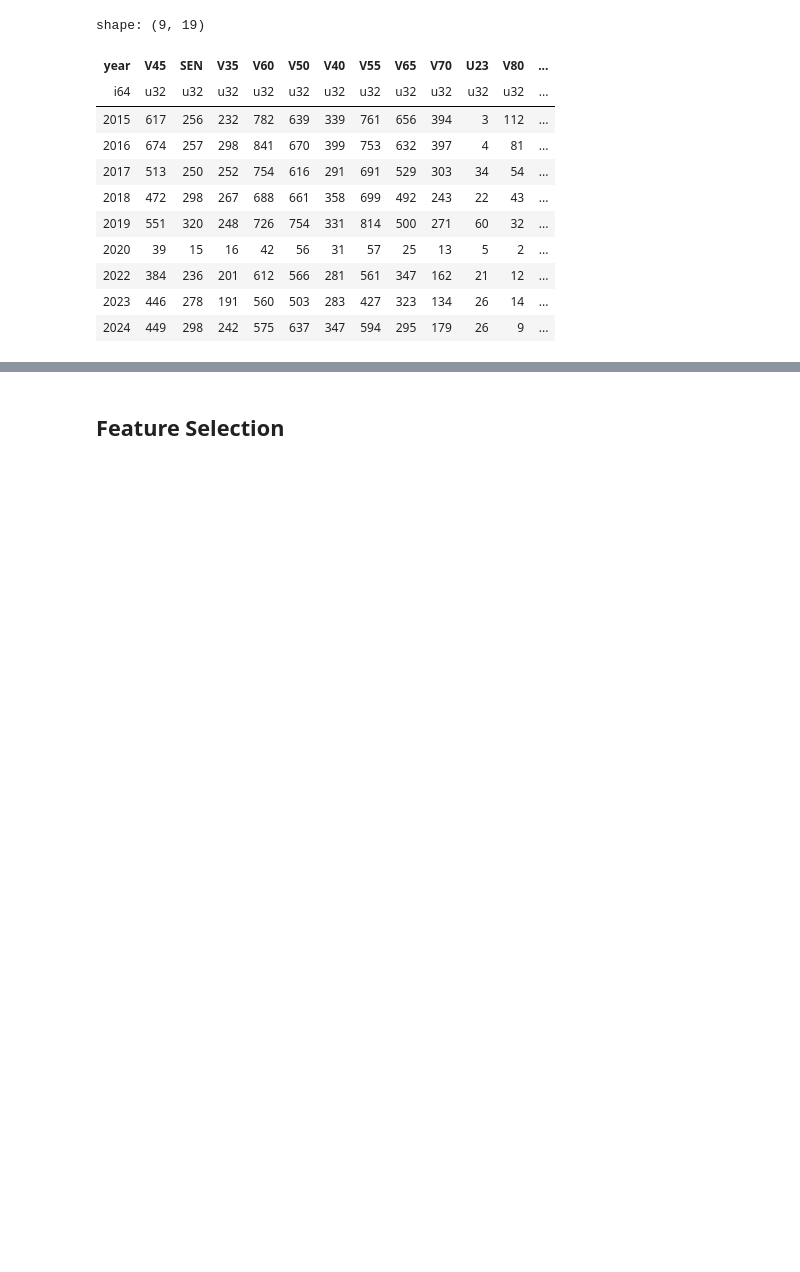
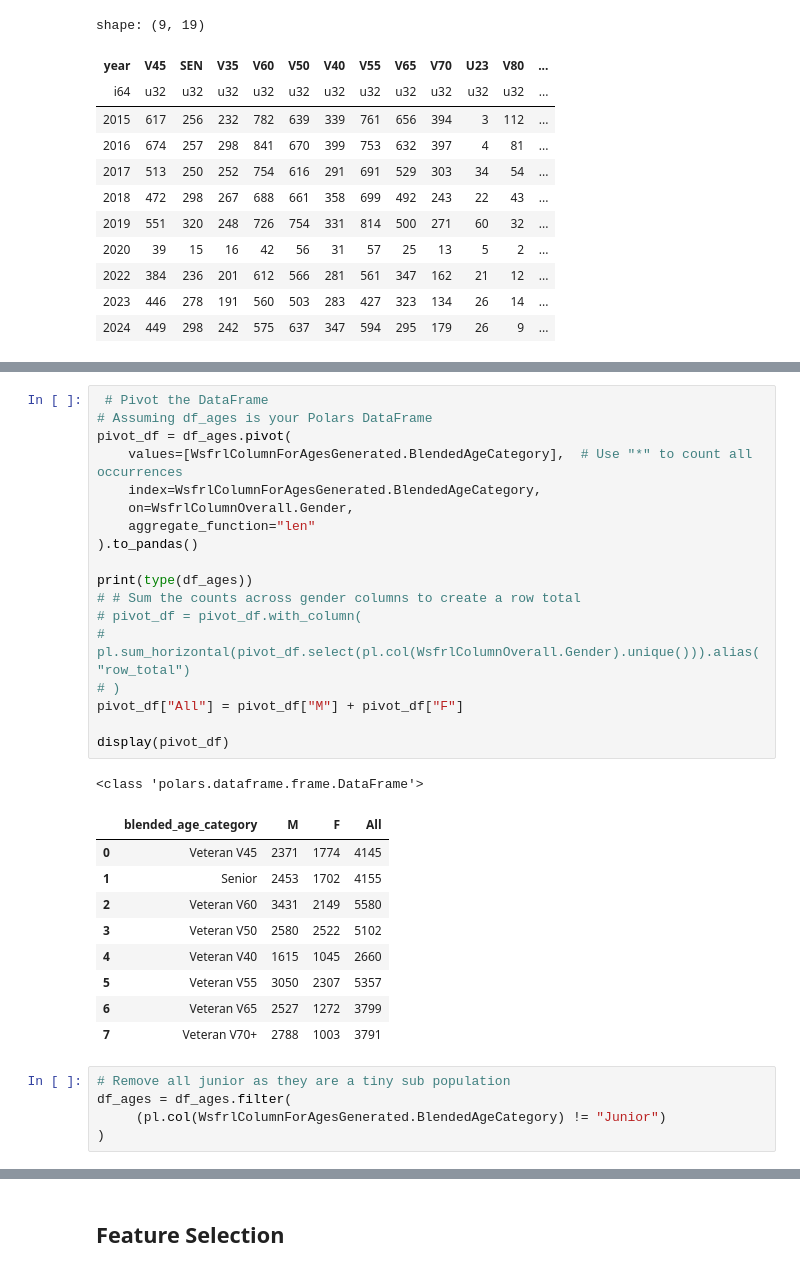
Before and after one commit to CoderGregH/wsfrl, a Jupyter notebook: Predictors/Age/HowOldAreThey.ipynb, the cells around one changed output, grey strips where cells are left out. Cells and saved outputs as stored; diff of their text form; blank space fills up the shorter version.

```diff
--- a/Predictors/Age/HowOldAreThey.ipynb
+++ b/Predictors/Age/HowOldAreThey.ipynb
@@ -69,0 +130,34 @@ shape: (9, 19)
+# %%
+ # Pivot the DataFrame
+# Assuming df_ages is your Polars DataFrame
+pivot_df = df_ages.pivot(
+    values=[WsfrlColumnForAgesGenerated.BlendedAgeCategory],  # Use "*" to count all occurrences
+    index=WsfrlColumnForAgesGenerated.BlendedAgeCategory,
+    on=WsfrlColumnOverall.Gender,
+    aggregate_function="len"
+).to_pandas()
+
+print(type(df_ages))
+# # Sum the counts across gender columns to create a row total
+# pivot_df = pivot_df.with_column(
+#     pl.sum_horizontal(pivot_df.select(pl.col(WsfrlColumnOverall.Gender).unique())).alias("row_total")
+# )
+pivot_df["All"] = pivot_df["M"] + pivot_df["F"]
+
+display(pivot_df)
+# %% [output]
+<class 'polars.dataframe.frame.DataFrame'>
+|  | blended_age_category | M | F | All |
+| 0 | Veteran V45 | 2371 | 1774 | 4145 |
+| 1 | Senior | 2453 | 1702 | 4155 |
+| 2 | Veteran V60 | 3431 | 2149 | 5580 |
+| 3 | Veteran V50 | 2580 | 2522 | 5102 |
+| 4 | Veteran V40 | 1615 | 1045 | 2660 |
+| 5 | Veteran V55 | 3050 | 2307 | 5357 |
+| 6 | Veteran V65 | 2527 | 1272 | 3799 |
+| 7 | Veteran V70+ | 2788 | 1003 | 3791 |
+# %%
+# Remove all junior as they are a tiny sub population
+df_ages = df_ages.filter(
+     (pl.col(WsfrlColumnForAgesGenerated.BlendedAgeCategory) != "Junior")
+)
```
Also changed, not shown: parts of 8 cells of this notebook, 1 other file.
